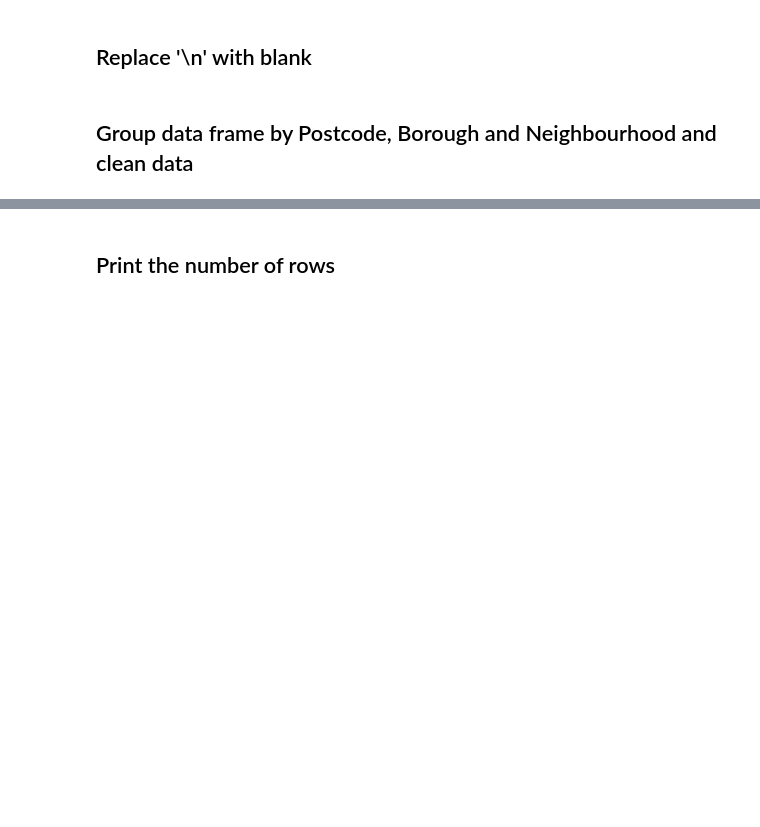
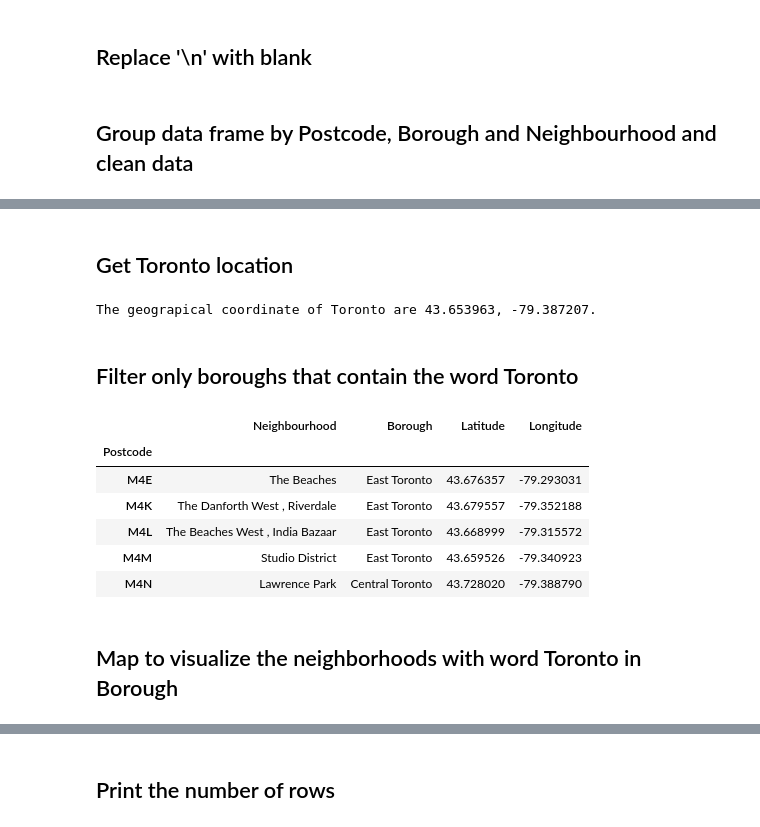
Before and after one commit to arielsoler/Coursera_Capstone, a Jupyter notebook: Segmenting and Clustering Neighborhoods in Toronto.ipynb, the cells around one changed output, grey strips where cells are left out. Cells and saved outputs as stored; diff of their text form; code cells hidden in the pictures; blank space fills up the shorter version.

```diff
--- a/Segmenting and Clustering Neighborhoods in Toronto.ipynb
+++ b/Segmenting and Clustering Neighborhoods in Toronto.ipynb
@@ -115,0 +152,27 @@ tpd_group.join(df_geo)
+# %% [markdown]
+## Get Toronto location
+# %%
+address = 'Toronto, Ontario'
+
+geolocator = Nominatim(user_agent="to_explorer")
+location = geolocator.geocode(address)
+latitude = location.latitude
+longitude = location.longitude
+print('The geograpical coordinate of Toronto are {}, {}.'.format(latitude, longitude))
+# %% [output]
+The geograpical coordinate of Toronto are 43.653963, -79.387207.
+# %% [markdown]
+## Filter only boroughs that contain the word Toronto
+# %%
+df_toronto= df_all_toronto[df_all_toronto['Borough'].str.contains("Toronto")]
+df_toronto.head()
+# %% [output]
+|  | Neighbourhood | Borough | Latitude | Longitude |
+| Postcode |  |  |  |  |
+| M4E | The Beaches | East Toronto | 43.676357 | -79.293031 |
+| M4K | The Danforth West , Riverdale | East Toronto | 43.679557 | -79.352188 |
+| M4L | The Beaches West , India Bazaar | East Toronto | 43.668999 | -79.315572 |
+| M4M | Studio District | East Toronto | 43.659526 | -79.340923 |
+| M4N | Lawrence Park | Central Toronto | 43.728020 | -79.388790 |
+# %% [markdown]
+## Map to visualize the neighborhoods with word Toronto in Borough
```
Also changed, not shown: parts of 18 cells of this notebook.
